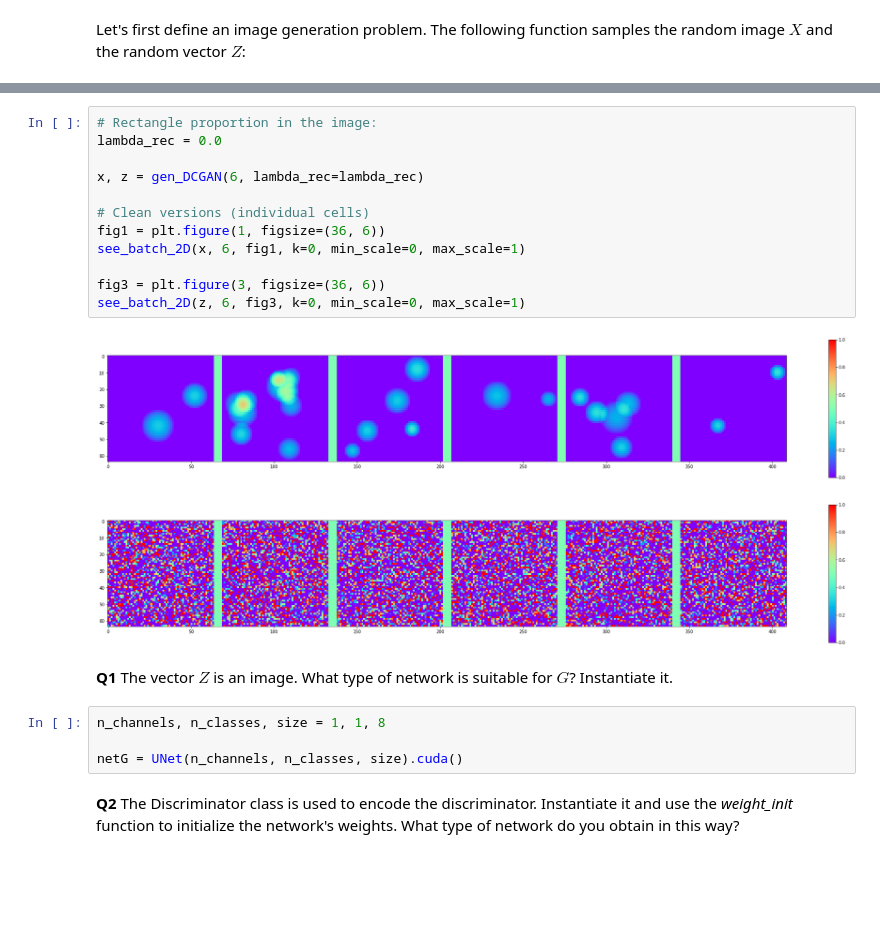
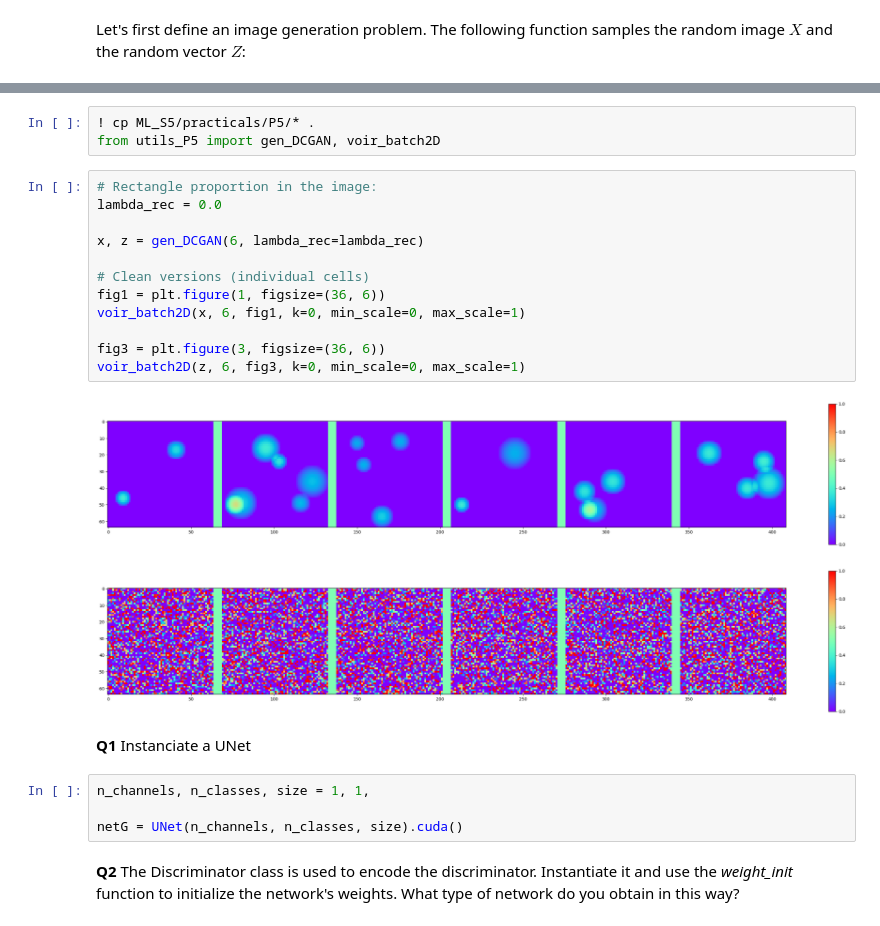
Before and after one commit to nanopiero/ML_S5, a Jupyter notebook: practicals/P5/DM_spectral_normalization.ipynb, the cells around one changed output, grey strips where cells are left out. Saved outputs shown, nothing was run; the diff lists cells and outputs as text; blank space fills up the shorter version.

```diff
--- a/practicals/P5/DM_spectral_normalization.ipynb
+++ b/practicals/P5/DM_spectral_normalization.ipynb
@@ -52,22 +32,25 @@ Let's first define an image generation problem. The following function samples t
+# %%
+! cp ML_S5/practicals/P5/* .
+from utils_P5 import gen_DCGAN, voir_batch2D
 # %%
 # Rectangle proportion in the image:
 lambda_rec = 0.0
 
 x, z = gen_DCGAN(6, lambda_rec=lambda_rec)
 
 # Clean versions (individual cells)
 fig1 = plt.figure(1, figsize=(36, 6))
-see_batch_2D(x, 6, fig1, k=0, min_scale=0, max_scale=1)
+voir_batch2D(x, 6, fig1, k=0, min_scale=0, max_scale=1)
 
 fig3 = plt.figure(3, figsize=(36, 6))
-see_batch_2D(z, 6, fig3, k=0, min_scale=0, max_scale=1)
+voir_batch2D(z, 6, fig3, k=0, min_scale=0, max_scale=1)
 # %% [output]
-[figure, old version]
+[figure, new version]
-[figure, old version]
+[figure, new version]
-# %% [markdown]
-**Q1** The vector $Z$ is an image. What type of network is suitable for $G$? Instantiate it.
+# %% [markdown]
+**Q1** Instanciate a UNet
 # %%
-n_channels, n_classes, size = 1, 1, 8
+n_channels, n_classes, size = 1, 1,
 
 netG = UNet(n_channels, n_classes, size).cuda()
 # %% [markdown]
```
Also changed, not shown: parts of 9 cells of this notebook.
